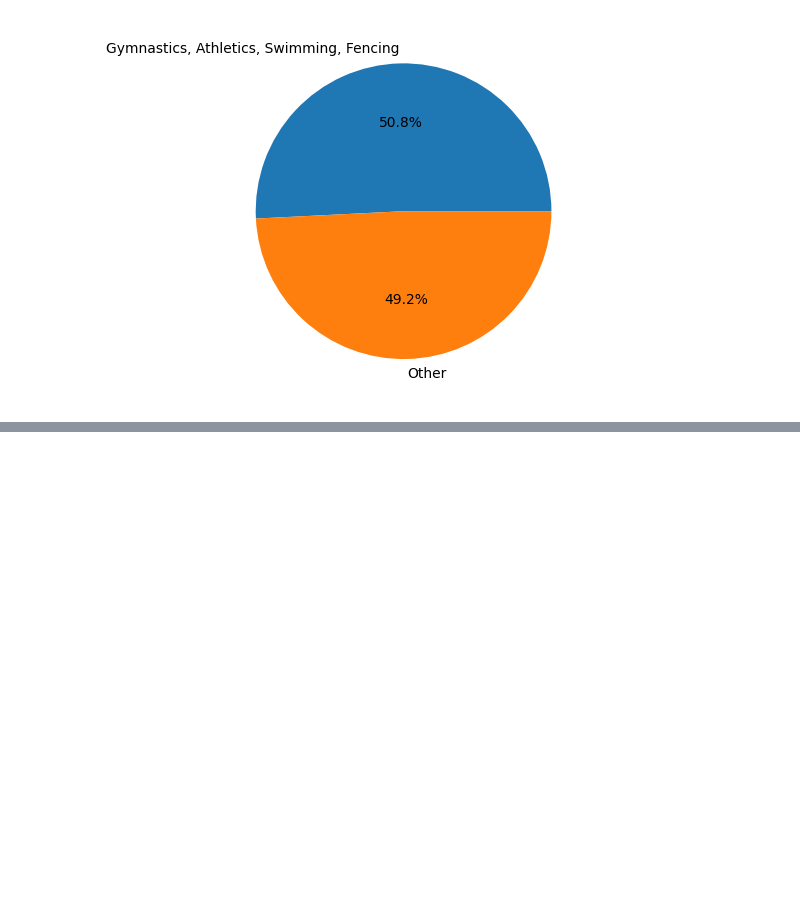
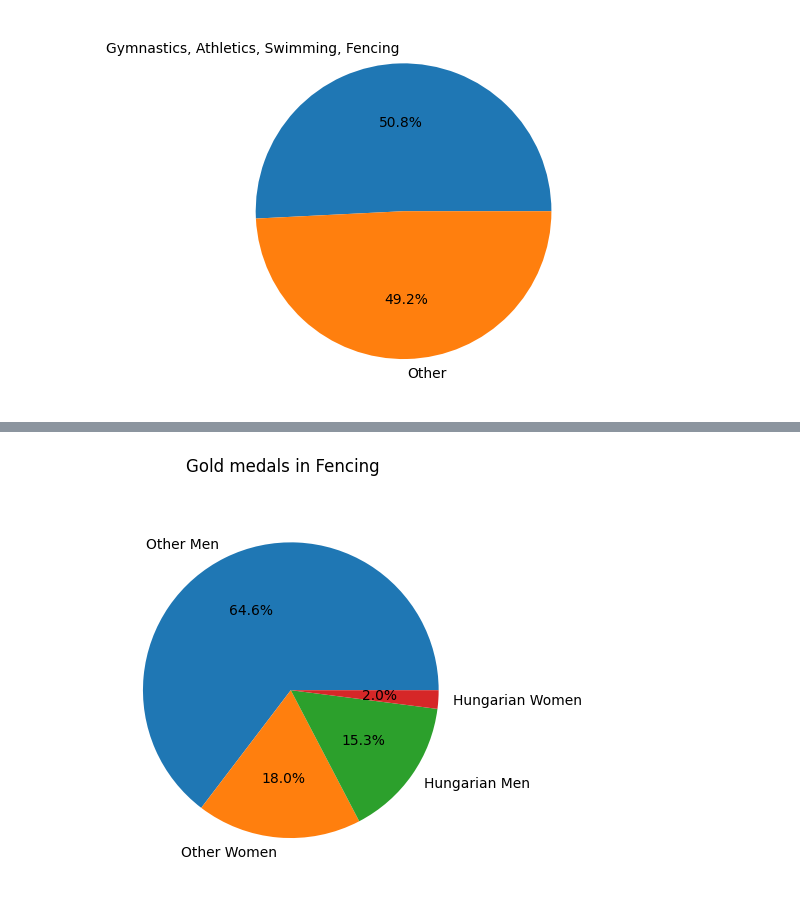
Before and after one commit to zoneme99/Project-OS, a Jupyter notebook: Jonte/explore.ipynb, the cells around one changed output, grey strips where cells are left out. Cells and saved outputs as stored; diff of their text form; code cells hidden in the pictures; blank space fills up the shorter version.

```diff
--- a/Jonte/explore.ipynb
+++ b/Jonte/explore.ipynb
@@ -52,0 +59,3 @@ plt.show()
+# %%
+Gold = hungary[hungary['Medal'] == 'Gold']
+Gold.groupby('Sport')['Medal'].count().sort_values(ascending=False)
@@ -52,0 +106,13 @@ plt.show()
+# %%
+nothungary = df[df['NOC'] != 'HUN']
+othergold = nothungary[(nothungary['Medal'] == 'Gold') & (nothungary['Sport'] == 'Fencing')]
+fencegold = Gold[Gold['Sport'] == 'Fencing']
+otherM = othergold[othergold['Sex'] == 'M']
+otherF = othergold[othergold['Sex'] == 'F']
+fencegoldM = fencegold[fencegold['Sex'] == 'M']
+fencegoldF = fencegold[fencegold['Sex'] == 'F']
+plt.pie([len(otherM), len(otherF), len(fencegoldM), len(fencegoldF)], labels=['Other Men', 'Other Women', 'Hungarian Men', 'Hungarian Women'], autopct="%1.1f%%")
+plt.suptitle('Gold medals in Fencing')
+plt.show()
+# %% [output]
+[figure, added]
```
Also changed, not shown: parts of 7 cells of this notebook.
